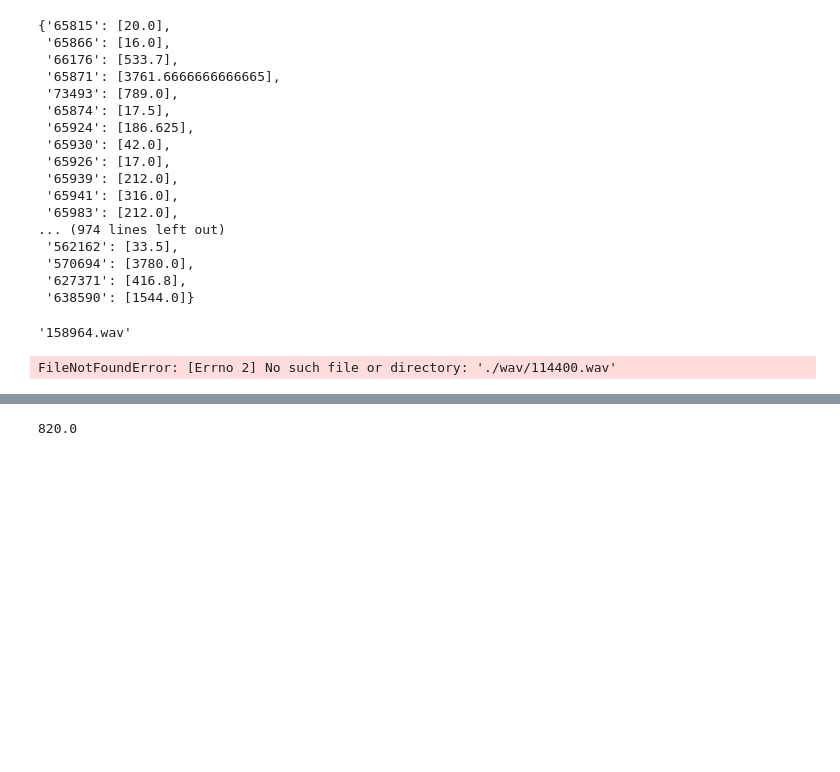
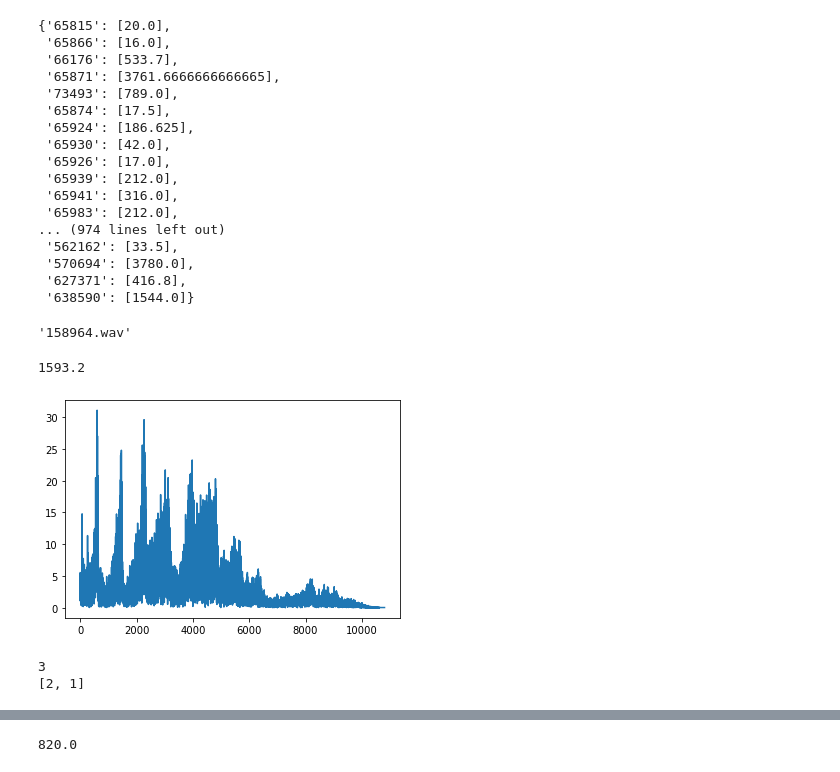
Before and after one commit to jamilat/bird-caller-id, a Jupyter notebook: BirdCallerID.ipynb, the cells around one changed output, grey strips where cells are left out. Drawn from its saved outputs; the diff is of its cells as text; code cells hidden in the pictures; blank space fills up the shorter version.

```diff
--- a/BirdCallerID.ipynb
+++ b/BirdCallerID.ipynb
@@ -125,18 +125,50 @@ iddict
 os.listdir('./wav')[19]
 # %% [output]
 '158964.wav'
-# %%
-audio, sr = librosa.load(path+'114400.wav')
-plt.plot(abs(fft(audio[0*sr:sr*1])[sr//lbound:sr//2]))
-freq = get_peakfreq(audio[0*sr:sr*1], sr, 0.8, lbound)
-iddict['114400'] = [freq]
-print(freq)
-plt.show()
-ipd.Audio(audio[0*sr:sr*1], rate=sr) # chirps
-
-#for x in range(len(audio)):
-#    if x > prcnt * max(audio) then add to list.
-#go through list and if there are multiple peaks concurrent then only use the one in the middle
-#and count that one as a peak
-# %% [output]
-FileNotFoundError: [Errno 2] No such file or directory: './wav/114400.wav'
+# %%
+def plot_audio_thresh(fileid, percent, filedir, filename):
+    audio, sr = librosa.load(path+'114400.wav', duration=1)
+    hopSize = winSize = 2048
+    if len(audio) // sr >= 5: pt = rms_track(audio[:5*sr], hopSize, winSize)
+    else: pt = rms_track(audio[:1*sr], hopSize, winSize)
+
+    max_peak = max(pt)
+    thresh = max_peak * percent
+
+    my_condition = pt<thresh # and not already_over_thresh
+    peaks = np.where(my_condition, 0, pt)
+
+    plt.figure(figsize=(30,10))
+    plt.plot(pt)
+    indices = np.nonzero(peaks)[0]
+    for indx in indices:
+        plt.axvline(color='red', linewidth=1, x=indx)
+
+    plt.title(fileid)
+    return indices
+def get_peak_indices(percent, filedir, filename):
+    audio, sr = librosa.load(filedir+filename, duration=1)
+    hopSize = winSize = 2048
+    pt = rms_track(audio, hopSize, winSize)
+    max_peak = max(pt)
+    thresh = max_peak * percent
+    peaks = np.where(pt<thresh, 0, pt)
+    indices = np.nonzero(peaks)[0]
+    return indices
+def get_num_peaks(peaklist):
+    return len(peaklist)
+def get_interpeak_distance(peaklist):
+    interdistancelist = []
+    for i,pk in enumerate(peaklist):
+        if i == len(peaklist)-1: break
+        interdistancelist.append(peaklist[i+1]-pk)
+    return interdistancelist
+
+peaklist = get_peak_indices(0.8, path, '114400.wav') # chirps 114400
+print(get_num_peaks(peaklist))
+print(get_interpeak_distance(peaklist))
+# %% [output]
+1593.2
+[figure, added]
+3
+[2, 1]
```
Also changed, not shown: parts of 3 cells of this notebook.
